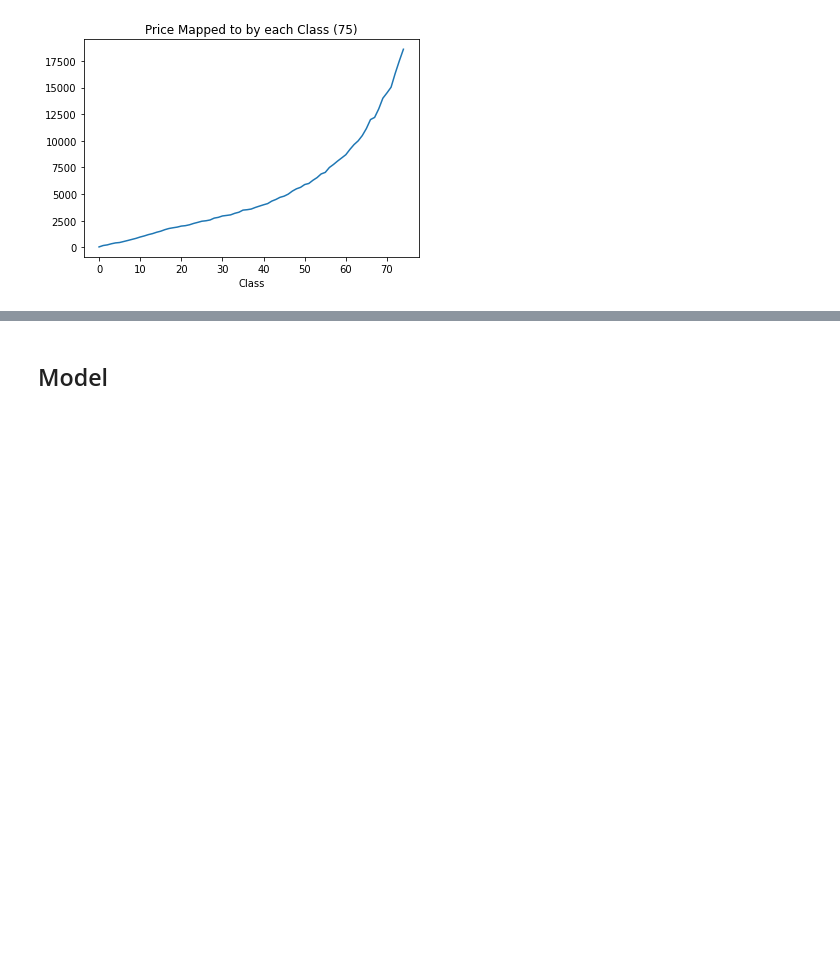
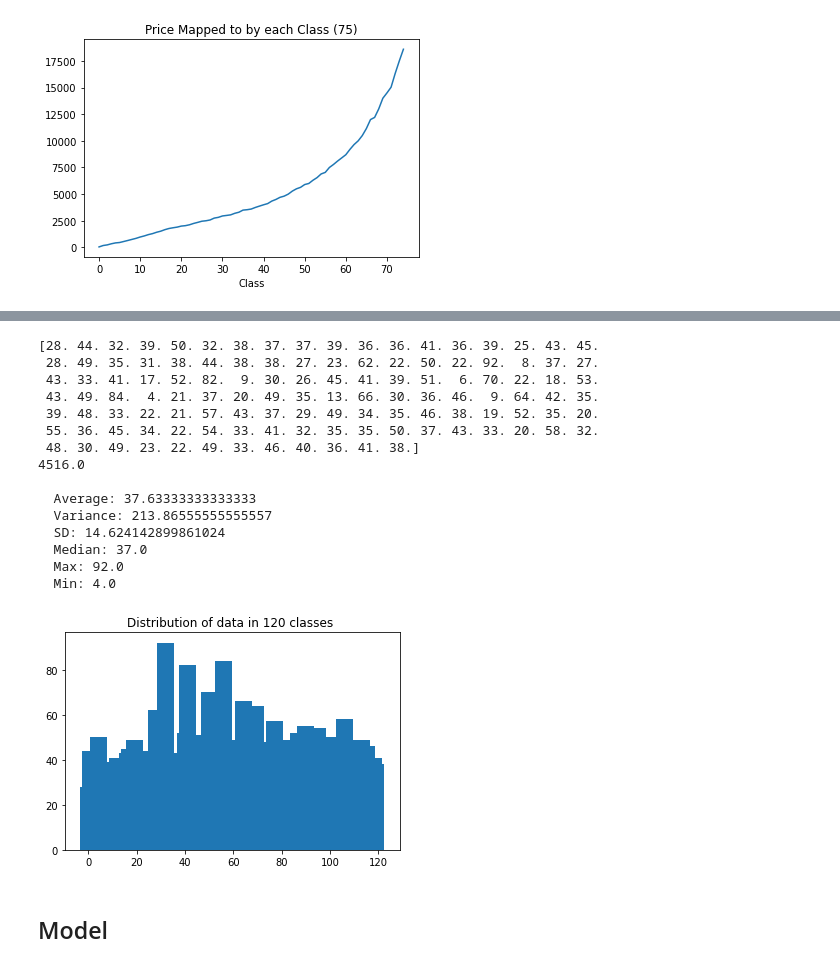
Before and after one commit to dpither/contemporary-art-price-prediction-mirror, a Jupyter notebook: ml-component/models-no-artists/model_jared_3_ranks.ipynb, the cells around one changed output, grey strips where cells are left out. Cells and saved outputs as stored; diff of their text form; code cells hidden in the pictures; blank space fills up the shorter version.

```diff
--- a/ml-component/models-no-artists/model_jared_3_ranks.ipynb
+++ b/ml-component/models-no-artists/model_jared_3_ranks.ipynb
@@ -465,3 +505,24 @@ plt.yticks(color='k')
+# %%
+classes_120 = make_classes(labels=labels, number=120)
+classes_120.to_csv('/content/drive/My Drive/CPEN 291/project/data/classes_120.csv')
+analyze_classes(labels, classes_120, 120)
+# %% [output]
+[28. 44. 32. 39. 50. 32. 38. 37. 37. 39. 36. 36. 41. 36. 39. 25. 43. 45.
+ 28. 49. 35. 31. 38. 44. 38. 38. 27. 23. 62. 22. 50. 22. 92.  8. 37. 27.
+ 43. 33. 41. 17. 52. 82.  9. 30. 26. 45. 41. 39. 51.  6. 70. 22. 18. 53.
+ 43. 49. 84.  4. 21. 37. 20. 49. 35. 13. 66. 30. 36. 46.  9. 64. 42. 35.
+ 39. 48. 33. 22. 21. 57. 43. 37. 29. 49. 34. 35. 46. 38. 19. 52. 35. 20.
+ 55. 36. 45. 34. 22. 54. 33. 41. 32. 35. 35. 50. 37. 43. 33. 20. 58. 32.
+ 48. 30. 49. 23. 22. 49. 33. 46. 40. 36. 41. 38.]
+4516.0
+
+  Average: 37.63333333333333
+  Variance: 213.86555555555557
+  SD: 14.624142899861024
+  Median: 37.0
+  Max: 92.0
+  Min: 4.0
+[figure, added]
 # %% [markdown]
 ## Model
 # %%
```
Also changed, not shown: parts of 20 cells of this notebook.
